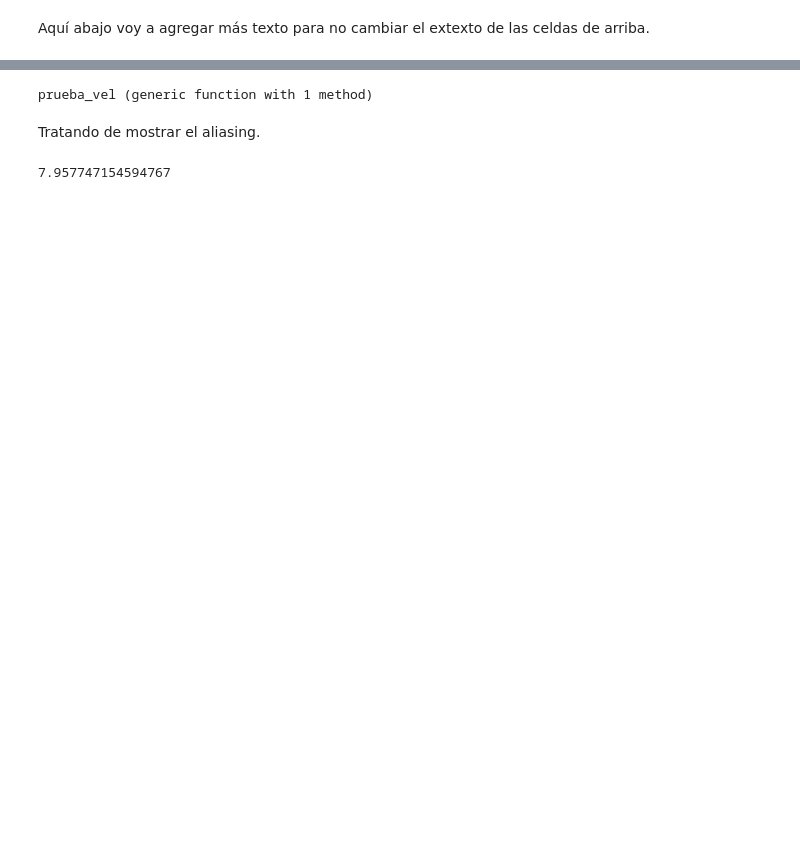
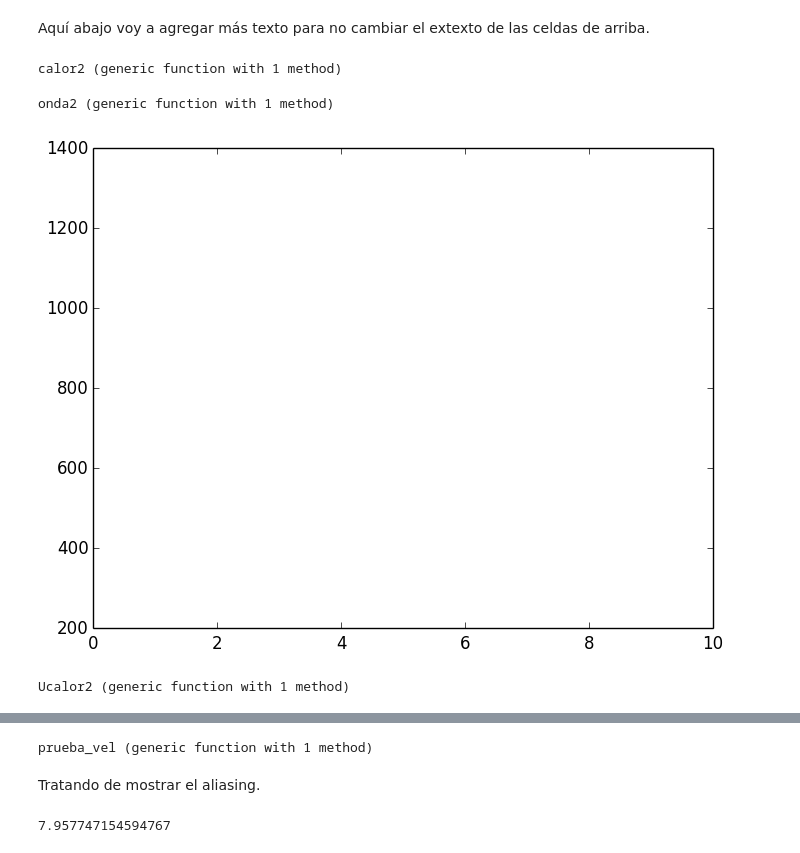
Before and after one commit to carlosmvillegasb/ProyectoFinal, a Jupyter notebook: ProyectoFourier_Granados-Villegas.ipynb, the cells around one changed output, grey strips where cells are left out. Cells and saved outputs as stored; diff of their text form; code cells hidden in the pictures; blank space fills up the shorter version.

```diff
--- a/ProyectoFourier_Granados-Villegas.ipynb
+++ b/ProyectoFourier_Granados-Villegas.ipynb
@@ -465,3 +429,42 @@ myanim[:save]("Ucalor.gif", writer="imagemagick", fps=10);
 ![anim](Ucalor.gif)
 # %% [markdown]
 Aquí abajo voy a agregar más texto para no cambiar el extexto de las celdas de arriba.
+# %%
+calor2(x)=300*(1-x*(x-10)*exp(-x)*cos(x/2))
+# %% [output]
+calor2 (generic function with 1 method)
+# %%
+onda2(x)=exp(-9*(x-5)^2)
+# %% [output]
+onda2 (generic function with 1 method)
+# %%
+# Configuración del lienzo
+fig = figure()
+ax = plt.axes(xlim=(0, 10), ylim=(200, 1400))
+global line = ax[:plot]([], [], "-", markersize=20, lw=2)[1]
+
+# Inicialización
+function init()
+    global line
+    line[:set_data]([], [])
+    return (line,None)
+end
+
+# Esta función dibuja lo que aparece en cada cuadro de la animación
+# i es el número de cuadro o el n-ésimo paso de tiempo
+# Por ejemplo, puede ser el número de paso en el método de Euler
+# La función es llamada secuencialmente por anim.FuncAnimation para cada cuadro
+function Ucalor2(i)
+    xm=10
+    h=xm/(2^10-1)
+    X=[0:h:xm]
+    expo=float(-10+i)
+    tn=2.^expo
+    Un=ResuelveEcuacionCalor(calor2,xm,h,tn)
+    global line
+    line[:set_data](X, Un)
+    return (line,None)
+end
+# %% [output]
+[figure, added]
+Ucalor2 (generic function with 1 method)
```
Also changed, not shown: parts of 26 cells of this notebook.
